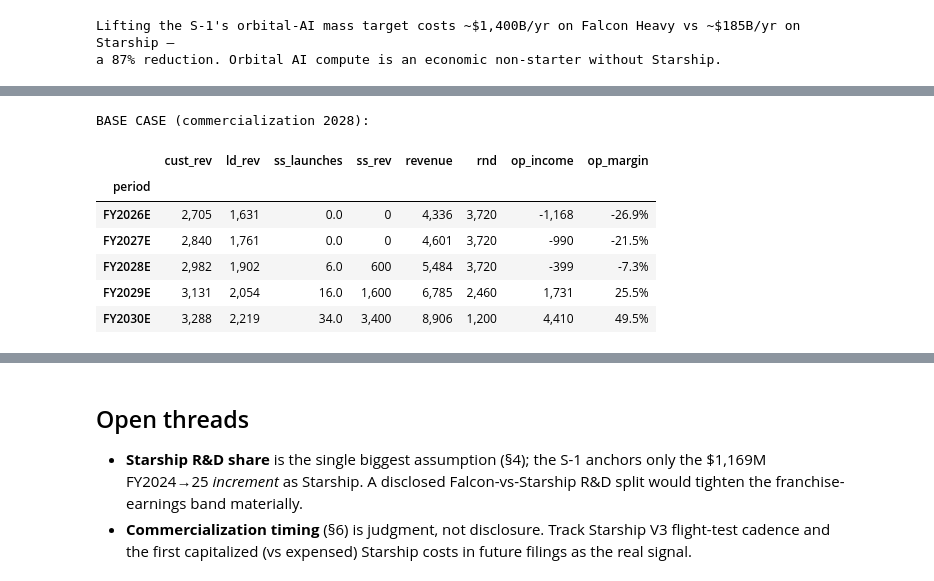
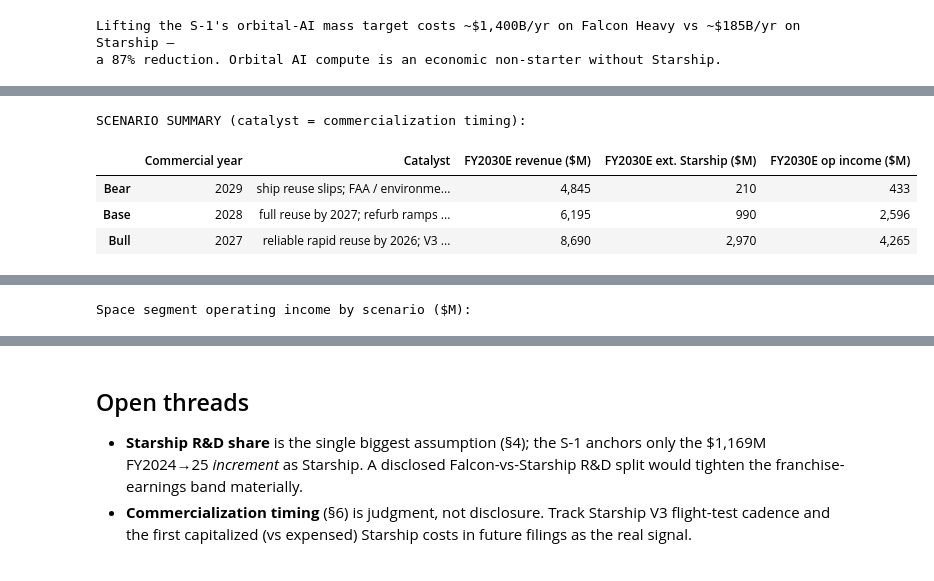
Before and after one commit to SailingSF/spacex_ipo_analysis, a Jupyter notebook: notebooks/space.ipynb, the cells around one changed output, grey strips where cells are left out. Cells and saved outputs as stored; diff of their text form; code cells hidden in the pictures.

Commit message:
segment updates

```diff
--- a/notebooks/space.ipynb
+++ b/notebooks/space.ipynb
@@ -509,64 +564,75 @@ segment**.
 # ---- Forward Space-segment scenario model, FY2026E-FY2030E (all inputs are assumptions) ----
 FWD = ["FY2026E", "FY2027E", "FY2028E", "FY2029E", "FY2030E"]
 YRS = [2026, 2027, 2028, 2029, 2030]
 
 # Anchors from the S-1 actuals (FY2025) the forecast grows off of.
-cust_rev0 = R.launch_services["FY2025"]      # 2,576  customer Launch Services
-ld_rev0   = R.launch_dev["FY2025"]           # 1,510  Launch & Development (govt)
-cogs_ratio = R.cogs["FY2025"] / R.revenue["FY2025"]   # ~0.33 cost of revenue ratio
-sga0      = R.sga["FY2025"]                   # 349
-RND_PEAK  = R.rnd["Q1-2026"] * 4             # ~3,720  annualized Q1-2026 Space R&D (S-1: rises in 2026)
-RND_MAINT = 1_200                            # assumed steady-state Falcon-sustaining + residual R&D
+cust_rev0  = R.launch_services["FY2025"]                 # 2,576  customer Launch Services
+ld_rev0    = R.launch_dev["FY2025"]                      # 1,510  Launch & Development (govt)
+cogs_ratio = R.cogs["FY2025"] / R.revenue["FY2025"]      # ~0.33  cost-of-revenue ratio
+sga0       = R.sga["FY2025"]                             # 349
+RND_PEAK   = R.rnd["Q1-2026"] * 4                        # ~3,720  annualized Q1-2026 R&D (S-1: rises in 2026)
+RND_MAINT  = 1_200                                       # assumed steady-state Falcon-sustaining + residual R&D
 
-# External Starship commercial missions in years 0,1,2,... after commercialization (base ramp).
-SS_RAMP = np.array([6, 16, 34, 64, 110])
+# External commercial Starship missions in years 0,1,2,... after commercialization (base ramp).
+# Deliberately MODEST: external launch demand is the binding constraint (sec.5.1), so this captures
+# only genuinely-new heavy/bulk/government demand that does NOT close at Falcon prices.
+SS_RAMP = np.array([3, 6, 11, 18, 28])
 
+# The catalyst is the commercialization YEAR; the other levers follow from program maturity (sec.6 table).
 scen = {
-    "Bear": dict(commercial_year=2029, ramp_scale=0.6, ss_price=80,  cust_g=0.03, ld_g=0.05, color=GREY),
-    "Base": dict(commercial_year=2028, ramp_scale=1.0, ss_price=100, cust_g=0.05, ld_g=0.08, color=NAVY),
-    "Bull": dict(commercial_year=2027, ramp_scale=1.4, ss_price=120, cust_g=0.07, ld_g=0.10, color=TEAL),
+    "Bear": dict(commercial_year=2029, ramp_scale=0.5, ss_price=70,  cust_g=0.01, ld_g=0.05, color=GREY,
+                 catalyst="ship reuse slips; FAA / environmental delays"),
+    "Base": dict(commercial_year=2028, ramp_scale=1.0, ss_price=90,  cust_g=0.03, ld_g=0.08, color=NAVY,
+                 catalyst="full reuse by 2027; refurb ramps gradually"),
+    "Bull": dict(commercial_year=2027, ramp_scale=1.5, ss_price=110, cust_g=0.05, ld_g=0.10, color=TEAL,
+                 catalyst="reliable rapid reuse by 2026; V3 on spec"),
 }
 
 def project(commercial_year, ramp_scale, ss_price, cust_g, ld_g, **_):
     rows = []
-    for k, (yr, name) in enumerate(zip(YRS, FWD)):
-        cust = cust_rev0 * (1 + cust_g) ** (k + 1)
-        ld   = ld_rev0  * (1 + ld_g)  ** (k + 1)
-        # Starship external revenue: only from the commercialization year onward.
-        si = yr - commercial_year
-        ss_launches = SS_RAMP[si] * ramp_scale if si >= 0 else 0.0
-        ss_rev = ss_launches * ss_price
+    for k, yr in enumerate(YRS):
+        cust = cust_rev0 * (1 + cust_g) ** (k + 1)             # customer Falcon (demand-constrained, slow)
+        ld   = ld_rev0  * (1 + ld_g)  ** (k + 1)               # government book (S-1: grows as a share)
+        si = yr - commercial_year                              # years since commercialization
+        ss_launches = SS_RAMP[si] * ramp_scale if 0 <= si < len(SS_RAMP) else 0.0
+        ss_rev = ss_launches * ss_price                        # modest, genuinely-new external lift
         rev = cust + ld + ss_rev
-        # R&D: peak until the year *before* commercialization, then glide to maintenance over 2 yrs.
+        # R&D: peak until the year before commercialization, then glide to maintenance over 2 years
+        # (the mechanical "capitalize at commercialization" reversal that does most of the work).
         if yr < commercial_year:
             rnd = RND_PEAK
         else:
-            t = min(si, 2)
-            rnd = RND_PEAK + (RND_MAINT - RND_PEAK) * (t / 2)
+            rnd = RND_PEAK + (RND_MAINT - RND_PEAK) * (min(si, 2) / 2)
         opinc = rev - cogs_ratio * rev - sga0 - rnd
-        rows.append(dict(period=name, cust_rev=cust, ld_rev=ld, ss_launches=ss_launches,
-                         ss_rev=ss_rev, revenue=rev, rnd=rnd, op_income=opinc,
-                         op_margin=opinc / rev))
+        rows.append(dict(period=FWD[k], cust_rev=cust, ld_rev=ld, ss_launches=ss_launches,
+                         ss_rev=ss_rev, revenue=rev, rnd=rnd, op_income=opinc, op_margin=opinc / rev))
     return pd.DataFrame(rows).set_index("period")
 
 proj = {name: project(**cfg) for name, cfg in scen.items()}
 
-# Show the Base case in full, then op income across scenarios.
-print("BASE CASE (commercialization 2028):")
+# Scenario summary: the catalyst (timing) and where each lands by FY2030.
+summary = pd.DataFrame({
+    "Commercial year":         [str(scen[s]["commercial_year"]) for s in scen],
+    "Catalyst":                [scen[s]["catalyst"] for s in scen],
+    "FY2030E revenue ($M)":    [proj[s].loc["FY2030E", "revenue"] for s in scen],
+    "FY2030E ext. Starship ($M)": [proj[s].loc["FY2030E", "ss_rev"] for s in scen],
+    "FY2030E op income ($M)":  [proj[s].loc["FY2030E", "op_income"] for s in scen],
+}, index=list(scen))
+print("SCENARIO SUMMARY (catalyst = commercialization timing):")
+display(fmt(summary))
+
+print("\nBASE CASE detail (commercialization 2028):")
 display(fmt(proj["Base"][["cust_rev", "ld_rev", "ss_launches", "ss_rev", "revenue", "rnd", "op_income", "op_margin"]],
             pct=["op_margin"], one=["ss_launches"]))
 
 oi = pd.DataFrame({name: proj[name]["op_income"] for name in scen}, index=FWD)
 oi.loc["FY2025 (actual)"] = R.op_income["FY2025"]
 oi = oi.reindex(["FY2025 (actual)"] + FWD)
 print("\nSpace segment operating income by scenario ($M):")
 display(fmt(oi))
 # %% [output]
-BASE CASE (commercialization 2028):
+SCENARIO SUMMARY (catalyst = commercialization timing):
-|  | cust_rev | ld_rev | ss_launches | ss_rev | revenue | rnd | op_income | op_margin |
-| period |  |  |  |  |  |  |  |  |
-| FY2026E | 2,705 | 1,631 | 0.0 | 0 | 4,336 | 3,720 | -1,168 | -26.9% |
-| FY2027E | 2,840 | 1,761 | 0.0 | 0 | 4,601 | 3,720 | -990 | -21.5% |
-| FY2028E | 2,982 | 1,902 | 6.0 | 600 | 5,484 | 3,720 | -399 | -7.3% |
-| FY2029E | 3,131 | 2,054 | 16.0 | 1,600 | 6,785 | 2,460 | 1,731 | 25.5% |
-| FY2030E | 3,288 | 2,219 | 34.0 | 3,400 | 8,906 | 1,200 | 4,410 | 49.5% |
+|  | Commercial year | Catalyst | FY2030E revenue ($M) | FY2030E ext. Starship ($M) | FY2030E op income ($M) |
+| Bear | 2029 | ship reuse slips; FAA / environme... | 4,845 | 210 | 433 |
+| Base | 2028 | full reuse by 2027; refurb ramps ... | 6,195 | 990 | 2,596 |
+| Bull | 2027 | reliable rapid reuse by 2026; V3 ... | 8,690 | 2,970 | 4,265 |
@@ -580,0 +647 @@ Space segment operating income by scenario ($M):
+Space segment operating income by scenario ($M):
```
Also changed, not shown: parts of 8 cells of this notebook, 3 other files.
